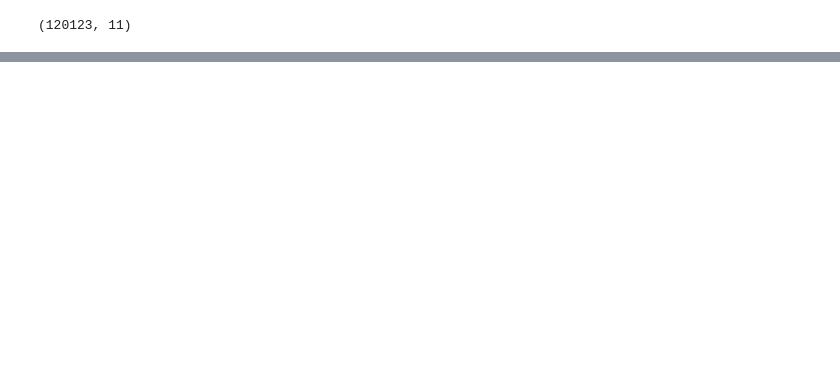
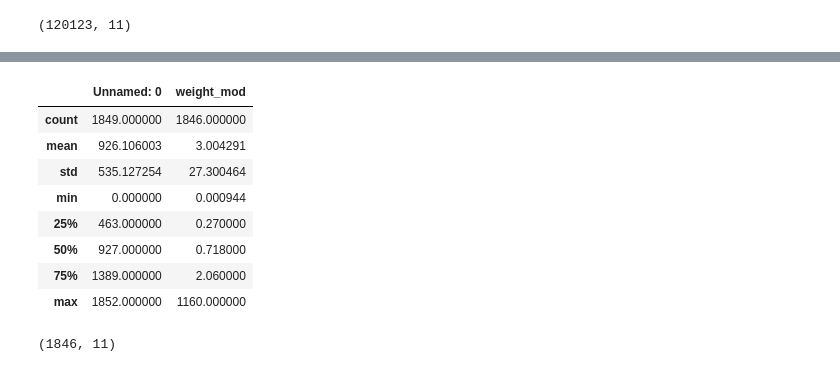
Before and after one commit to abhikmukh/multinational-retail-data-centralisation946, a Jupyter notebook: data_analysis.ipynb, the cells around one changed output, grey strips where cells are left out. Saved outputs shown, nothing was run; the diff lists cells and outputs as text; code cells hidden in the pictures; blank space fills up the shorter version.

```diff
--- a/data_analysis.ipynb
+++ b/data_analysis.ipynb
@@ -659,0 +753,12 @@ ImportError: Install s3fs to access S3
+# %%
+df.describe()
+# %% [output]
+|  | Unnamed: 0 | weight_mod |
+| count | 1849.000000 | 1846.000000 |
+| mean | 926.106003 | 3.004291 |
+| std | 535.127254 | 27.300464 |
+| min | 0.000000 | 0.000944 |
+| 25% | 463.000000 | 0.270000 |
+| 50% | 927.000000 | 0.718000 |
+| 75% | 1389.000000 | 2.060000 |
+| max | 1852.000000 | 1160.000000 |
@@ -659,0 +767,4 @@ ImportError: Install s3fs to access S3
+# %%
+df.shape
+# %% [output]
+(1846, 11)
```
Also changed, not shown: parts of 16 cells of this notebook, 17 other files.
